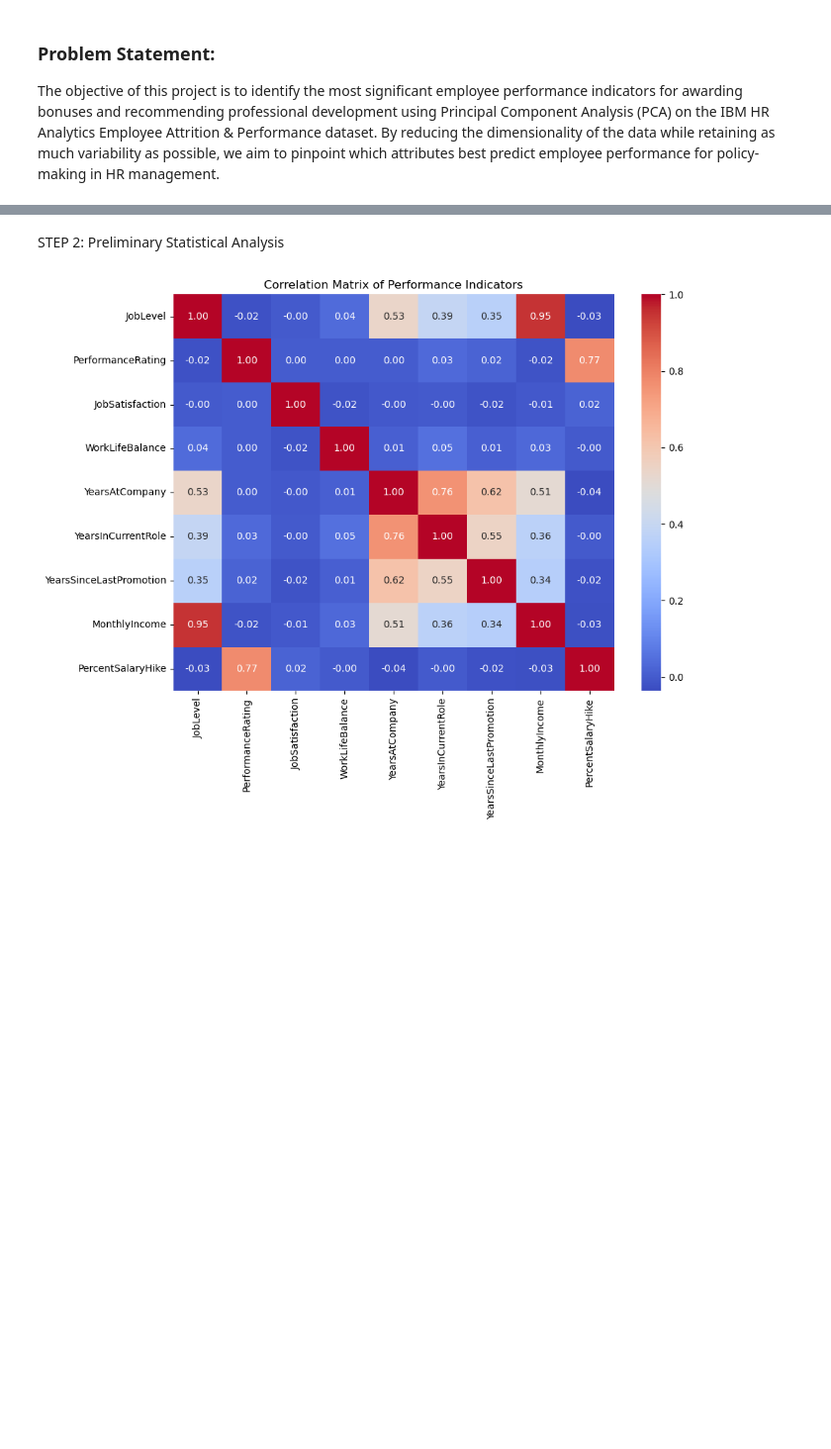
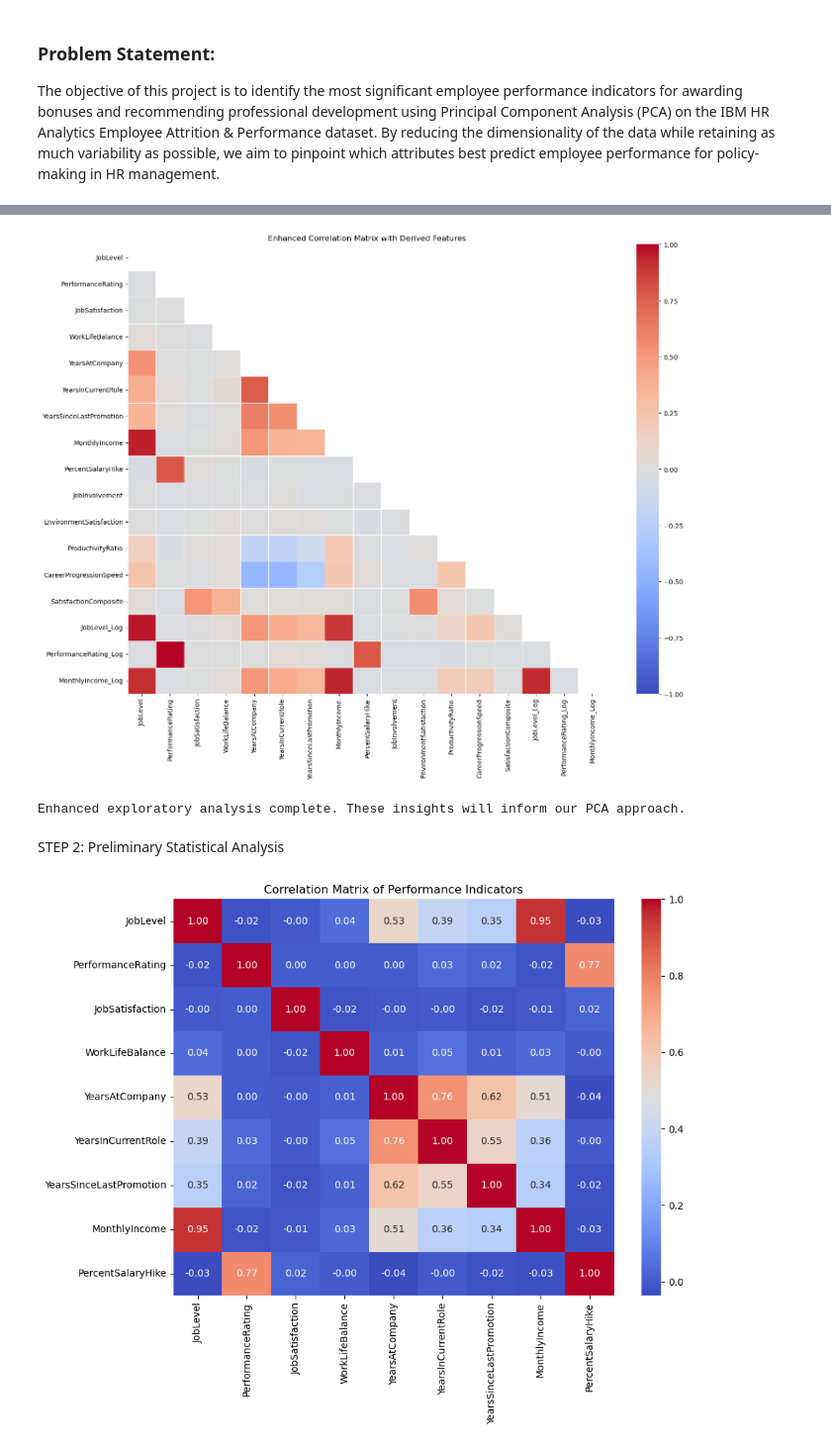
Before and after one commit to rixspaghetti/CST425-VeryLargeInfoSystems, a Jupyter notebook: HumanResourceAnalytics/main.ipynb, the cells around one changed output, grey strips where cells are left out. Shown at 99% size. Saved outputs shown, nothing was run; the diff lists cells and outputs as text; code cells hidden in the pictures; blank space fills up the shorter version.

```diff
--- a/HumanResourceAnalytics/main.ipynb
+++ b/HumanResourceAnalytics/main.ipynb
@@ -73,3 +240,31 @@ data.head()
+# %%
+# 7. Correlation Analysis with New Features
+# Why: Check if new derived features have stronger correlations with performance indicators
+# This can help identify more meaningful variables for PCA
+new_features = ['ProductivityRatio', 'CareerProgressionSpeed']
+if 'SatisfactionComposite' in df.columns:
+    new_features.append('SatisfactionComposite')
+
+# Add log-transformed variables
+log_vars = [col for col in df.columns if col.endswith('_Log')]
+analysis_vars = performance_vars + new_features + log_vars
+
+# Create correlation matrix with all relevant variables
+correlation_enhanced = df[analysis_vars].corr()
+
+# Visualize enhanced correlation matrix
+plt.figure(figsize=(15, 12))
+mask = np.triu(np.ones_like(correlation_enhanced))
+sns.heatmap(correlation_enhanced, annot=False, mask=mask, cmap='coolwarm',
+            vmin=-1, vmax=1, center=0, linewidths=0.5)
+plt.title('Enhanced Correlation Matrix with Derived Features')
+plt.tight_layout()
+plt.show()
+
+print("\nEnhanced exploratory analysis complete. These insights will inform our PCA approach.")
+# %% [output]
+[figure, added]
+Enhanced exploratory analysis complete. These insights will inform our PCA approach.
 # %% [markdown]
 STEP 2: Preliminary Statistical Analysis
 # %%
```
Also changed, not shown: parts of 13 cells of this notebook.
